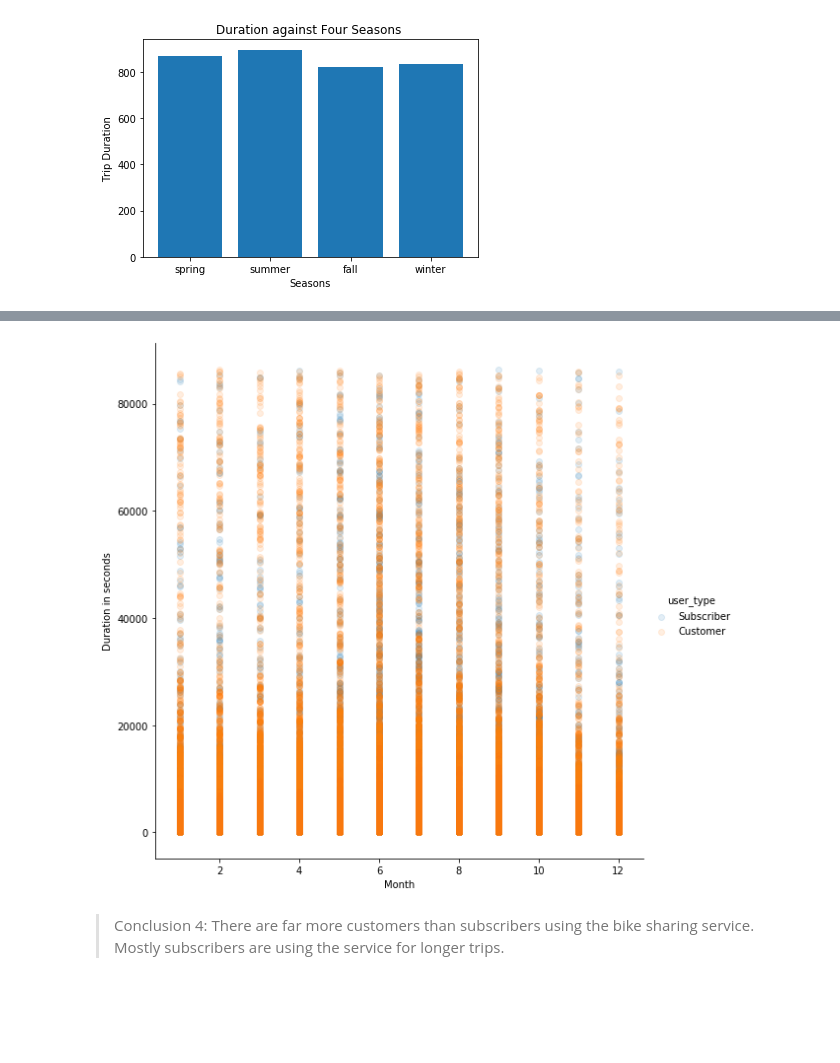
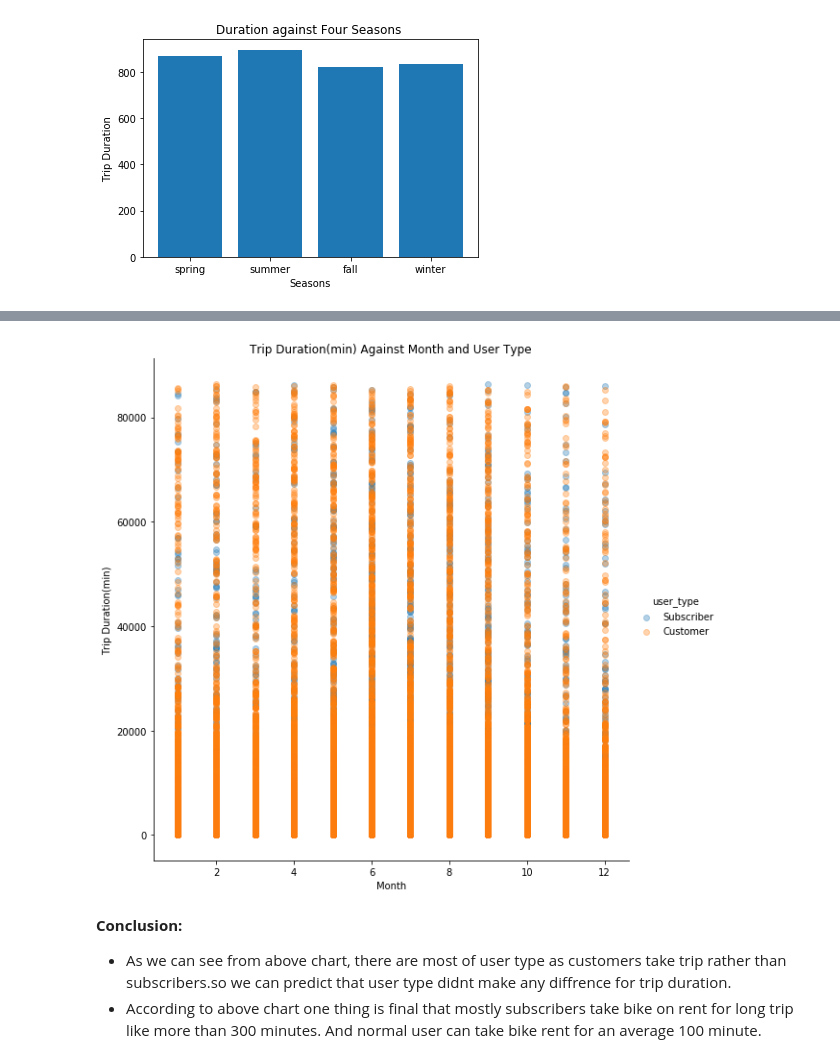
Before and after one commit to gchotai/Data-Analyst-Nanodegree, a Jupyter notebook: 5 - Communicate Data Findings with Ford Bike Sharing Data/slide_deck_template.ipynb, the cells around one changed output, grey strips where cells are left out. Saved outputs shown, nothing was run; the diff lists cells and outputs as text; code cells hidden in the pictures; blank space fills up the shorter version.

```diff
--- a/5 - Communicate Data Findings with Ford Bike Sharing Data/slide_deck_template.ipynb
+++ b/5 - Communicate Data Findings with Ford Bike Sharing Data/slide_deck_template.ipynb
@@ -22,24 +25,21 @@ import os
 import warnings
 warnings.simplefilter("ignore")
 # %%
-# load in the dataset into a pandas dataframe
-curDir = os.getcwd()
-path = curDir+'/fordgobike/'
-text_files = os.listdir(path)
-#text_files
+#get data from zip.csv file and comible as one data source
+# prepare directory path for get data from zip.csv file
+dir = os.getcwd()
+path = dir + '/fordgobike/'
+all_files_lst = os.listdir(path)
 
-# build the frame df by appending each file
+# prepare dataset from diffrent csv file into single dataset
 file_list = []
 print ("reading data... ")
-for text_file in text_files:
-    #print(text_file)
-    filename = path+text_file
-    #print(filename)
+for file in all_files_lst:
+    filename = path + file
     df = pd.read_csv(filename)
     file_list.append(df)
 df_bike = pd.concat(file_list)
-
 df =  df_bike.copy()
-print(df.shape)
+df.shape
 # %% [output]
 reading data...
@@ -131,13 +140,17 @@ m.map(sb.regplot, 'month_start', 'duration_sec', y_jitter = 0.04, fit_reg = Fals
 # %%
-month = sb.FacetGrid(data = df, hue = 'user_type', hue_order = ['Subscriber','Customer'], size = 8)
-month.map(plt.scatter, 'month_start','duration_sec', alpha = 1/8)
-month.add_legend()
+# set plot feature
+g = sb.FacetGrid(data =  df, hue = 'user_type', size = 8)
+g.map(plt.scatter, 'month_start','duration_sec', alpha = 1/3)
+g.add_legend()
+plt.title('Trip Duration(min) Against Month and User Type')
 plt.xlabel('Month')
-plt.ylabel('Duration in seconds');
+plt.ylabel('Trip Duration(min)');
 # %% [output]
-[figure, old version]
+[figure, new version]
-# %% [markdown]
-> Conclusion 4: There are far more customers than subscribers using the bike sharing service. Mostly subscribers are using the service for longer trips.
+# %% [markdown]
+<b>Conclusion:</b>
+- As we can see from above chart, there are most of user type as customers take trip rather than subscribers.so we can predict that user type didnt make any diffrence for trip duration.
+- According to above chart one thing is final that mostly subscribers take bike on rent for long trip like more than 300 minutes. And normal user can take bike rent for an average 100 minute.
 # %% [markdown]
 > Once you're ready to finish your presentation, check your output by using
 nbconvert to export the notebook and set up a server for the slides. From the
```
Also changed, not shown: parts of 22 cells of this notebook, 4 other files.
